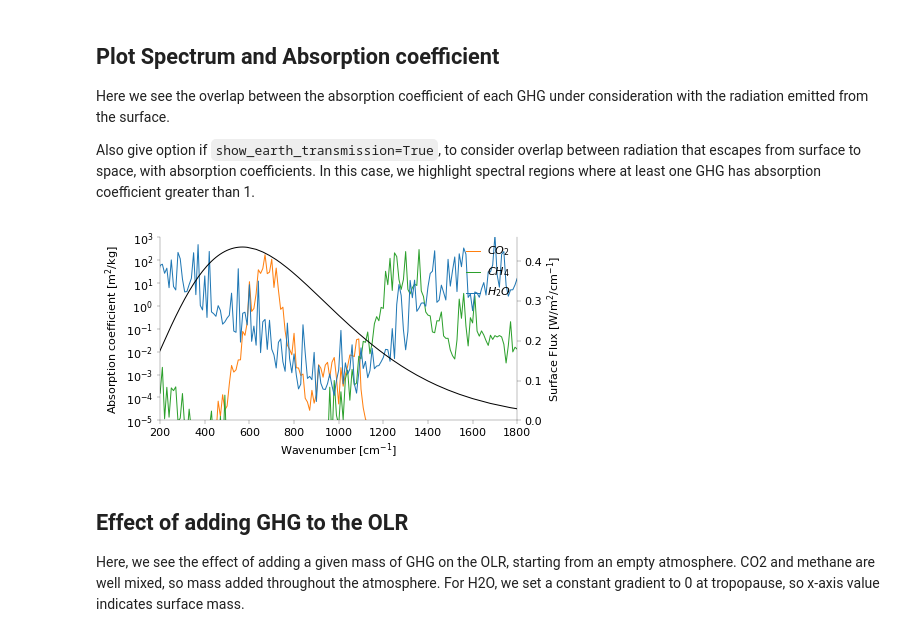
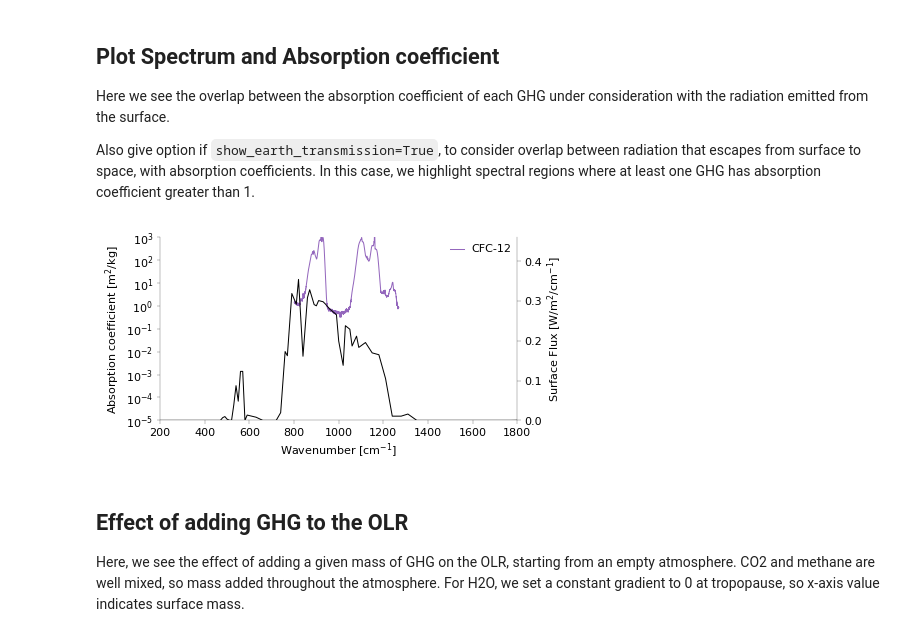
Before and after one commit to jduffield65/ClimateModel, a Jupyter notebook: coast_talk/real_gas.ipynb, the cells around one changed output. Cells and saved outputs as stored; diff of their text form; code cells hidden in the pictures.

Commit message:
Add CFC12 stuff to climate model

```diff
--- a/coast_talk/real_gas.ipynb
+++ b/coast_talk/real_gas.ipynb
@@ -34,8 +34,9 @@ im_width = 6.4
 
 default_colors = plt.rcParams['axes.prop_cycle'].by_key()['color']
 ax_linewidth = plt.rcParams['axes.linewidth']
-colors_molecule = {'h2o': default_colors[0], 'co2': default_colors[1], 'ch4': default_colors[2], 'o3': default_colors[3], 'gray': 'gray'}
-label_molecule = {'h2o': '$H_2O$', 'co2': '$CO_2$', 'ch4': '$CH_4$', 'o3': '$O_3$', 'gray': None}
+colors_molecule = {'h2o': default_colors[0], 'co2': default_colors[1], 'ch4': default_colors[2], 'o3': default_colors[3], 'gray': 'gray',
+                   'cfc12': default_colors[4]}
+label_molecule = {'h2o': '$H_2O$', 'co2': '$CO_2$', 'ch4': '$CH_4$', 'o3': '$O_3$', 'gray': None, 'cfc12': 'CFC-12'}
 
 leg_info = {'handlelength': 2, 'labelspacing': 1, 'columnspacing': 0.9, 'handletextpad': 1}       # info for legend
 def add_legend(ax, handles=None, labels=None, ncol=1, title=None, loc=None, frameon=False, edgecolor="k", borderpad=None,
@@ -111,14 +112,16 @@ Here we see the overlap between the absorption coefficient of each GHG under con
 Also give option if `show_earth_transmission=True`, to consider overlap between radiation that escapes from surface to space, with absorption coefficients. In this case, we highlight spectral regions where at least one GHG has absorption coefficient greater than 1.
 # %%
 molecules_plot = ['co2', 'ch4', 'h2o']
-# molecules_plot = ['co2', 'ch4']
-alpha_faint = 0.2
+molecules_plot = ['cfc12']
+alpha_faint = 1
 # alpha_faint = 1
-show_earth_transmission = False    # show radiation from surface that reaches space in earth like climate
+show_earth_transmission = True    # show radiation from surface that reaches space in earth like climate
 absorb_coef_nu_centre = {key: np.zeros(n_bands) for key in ['co2', 'ch4']}
 fig, ax = plt.subplots(1, 1)
 fig_resize_use(fig)
 for key in molecules_plot:
+    if key == 'cfc12':
+        continue
     j = 0
     nu_use, absorb_coef_use = hitran.plot_absorption_coefficient(key, hitran.p_reference, temp_surf, do_plot=False)
     if show_earth_transmission:
@@ -150,36 +153,40 @@ ax.set_ylabel('Absorption coefficient [m$^2$/kg]')
 
 ax2 = ax.twinx()
 # ax2.plot(atmos_base.nu_bands['centre'], spectrum_surface, color='k')
 if show_earth_transmission:
     absorb_coef_nu_centre['max'] = np.max(np.stack(list(absorb_coef_nu_centre.values())), axis=0)       # get max across all molecules
 
     # Get segments with shared points
     segments = get_continuous_segments(atmos_base.nu_bands['centre'], olr_breakdown_earth[3]['surface'], absorb_coef_nu_centre['max']<1)
     # Plot
     for seg_x, seg_y, is_low in segments:
         alpha = alpha_faint if is_low else 1.0
         ax2.plot(seg_x, seg_y, color='k', alpha=alpha)
 else:
     ax2.plot(atmos_base.nu_bands['centre'], spectrum_surface, color='k')
 
 ax2.spines['right'].set_visible(True)
 ax2.spines['left'].set_visible(False)
 ax2.spines['bottom'].set_visible(False)
 ax2.set_ylabel('Surface Flux [W/m$^2$/cm$^{-1}$]')
 ax2.set_ylim(ax_lim_flux)
 
-
+if 'cfc12' in molecules_plot:
+    nu_cfc, abs_cfc = hitran.load_from_cross_section_xsc(None, None, None, 'CFC12', True)
+    n_convolve = 1000       # smooth out absorption peaks
+    ax.plot(np.convolve(nu_cfc[:-1], np.ones(n_convolve)/n_convolve, 'valid'), np.convolve(abs_cfc, np.ones(n_convolve)/n_convolve, 'valid'),
+            color=colors_molecule['cfc12'], label=label_molecule['cfc12'])
 
 update_linewidth_use(fig)
-if 'ch4' in molecules_plot:
+if 'ch4' in molecules_plot or 'cfc12' in molecules_plot:
     add_legend(ax, loc='upper right')
 if show_earth_transmission and alpha_faint != 1:
     ax.axhline(1, color='k', lw=ax_linewidth)
 update_fontsize_use(fig)
 plt.show()
 # savefig(fig)
 # %% [output]
-[figure, old version]
+[figure, new version]
 # %% [markdown]
 ## Effect of adding GHG to the OLR
 Here, we see the effect of adding a given mass of GHG on the OLR, starting from an empty atmosphere. CO2 and methane are well mixed, so mass added throughout the atmosphere. For H2O, we set a constant gradient to 0 at tropopause, so x-axis value indicates surface mass.
```
Also changed, not shown: 7 other files.
